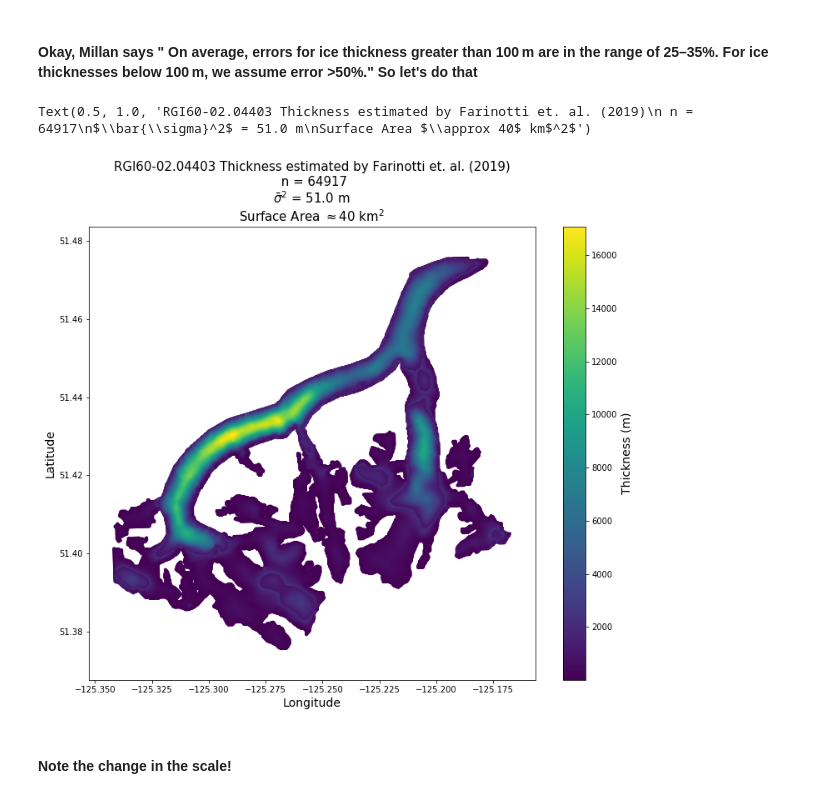
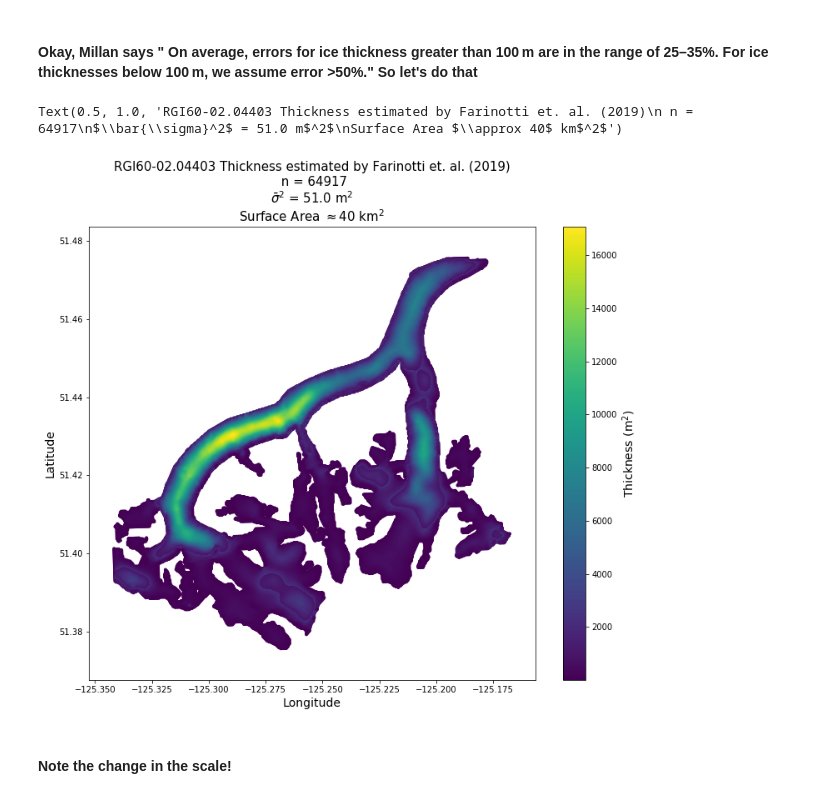
Before and after one commit to simonhansedasi/glacier_maps, a Jupyter notebook: unc_replication.ipynb, the cells around one changed output. Cells and saved outputs as stored; diff of their text form; code cells hidden in the pictures.

```diff
--- a/unc_replication.ipynb
+++ b/unc_replication.ipynb
@@ -55,23 +55,23 @@ t = np.where(thickness < 100, thickness * 0.5, t)
 # %%
 fig = plt.figure(figsize = (12,10))
 fig.patch.set_color('w')
 plt.scatter(long, lat, marker = '.',
             c = t**2, cmap = 'viridis',
            )
 fig.patch.set_color('w')
 cb = plt.colorbar()
-cb.set_label(label='Thickness (m)',size = 14)
+cb.set_label(label='Thickness (m$^2$)',size = 14)
 plt.ylabel('Latitude',fontsize = 14)
 plt.xlabel('Longitude',fontsize = 14)
 plt.title('RGI60-02.04403 Thickness estimated by Farinotti et. al. (2019)\n n = ' +
           str(len(np.unique(thickness[~np.isnan(thickness)]).flatten()))+'\n' +
-          r'$\bar{\sigma}^2$ = ' + str(np.round(np.sqrt(np.mean(np.unique(t[~np.isnan(t)]**2))),0)) + ' m\n' +
+          r'$\bar{\sigma}^2$ = ' + str(np.round(np.sqrt(np.mean(np.unique(t[~np.isnan(t)]**2))),0)) + ' m$^2$\n' +
         r'Surface Area $\approx 40$ km$^2$',
           fontsize = 15)
 # plt.clim((np.nanmin(thick), np.nanmax(thick)))
 # %% [output]
-Text(0.5, 1.0, 'RGI60-02.04403 Thickness estimated by Farinotti et. al. (2019)\n n = 64917\n$\\bar{\\sigma}^2$ = 51.0 m\nSurface Area $\\approx 40$ km$^2$')
+Text(0.5, 1.0, 'RGI60-02.04403 Thickness estimated by Farinotti et. al. (2019)\n n = 64917\n$\\bar{\\sigma}^2$ = 51.0 m$^2$\nSurface Area $\\approx 40$ km$^2$')
-[figure, old version]
+[figure, new version]
 # %% [markdown]
 #### Note the change in the scale!
 # %%
```
Also changed, not shown: parts of 2 cells of this notebook.
